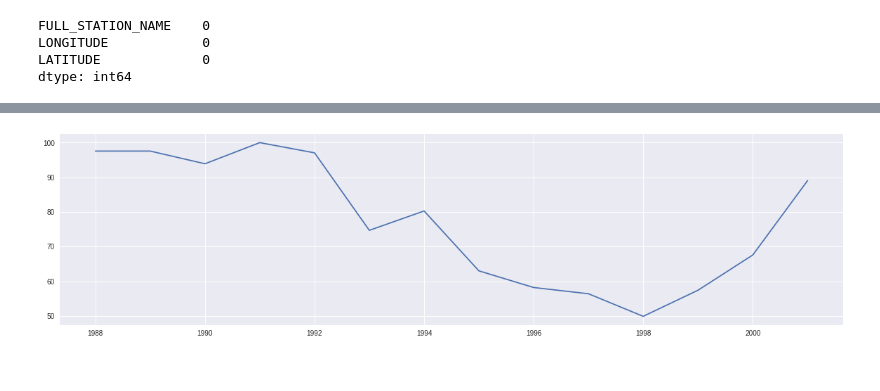
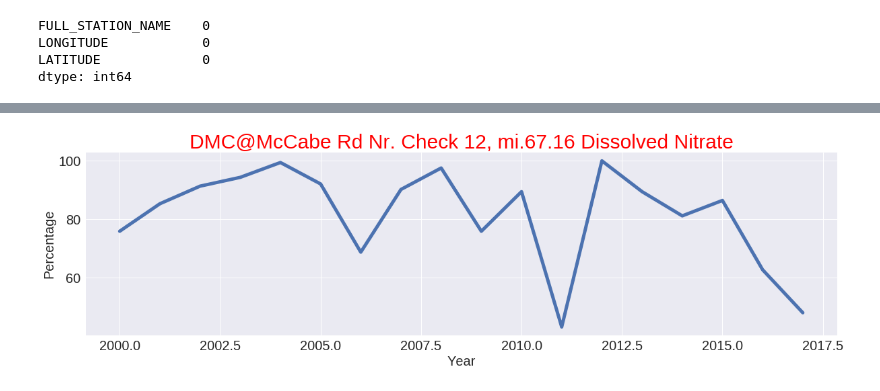
Before and after one commit to rick1270/Clayton_DS1_Projects, a Jupyter notebook: Copy_of_Clayton_DS1_Project1_CA_Water.ipynb, the cells around one changed output, grey strips where cells are left out. Saved outputs shown, nothing was run; the diff lists cells and outputs as text; code cells hidden in the pictures.

```diff
--- a/Copy_of_Clayton_DS1_Project1_CA_Water.ipynb
+++ b/Copy_of_Clayton_DS1_Project1_CA_Water.ipynb
@@ -425,18 +462,18 @@ Parameter = "Dissolved Magnesium" #@param ["Dissolved Calcium", "Dissolved Chlor
-# %%
-
-#= pd.crosstab(target_data['SAMPLE_DATE'], target_data['PARAMETER'], values = target_data['RESULT'], aggfunc=[np.mean])
-#
-#state_data['Turbidity'] = (state_data['Turbidity']/max(state_data['Turbidity']))*100
-#state_data['pH'] = 100 - (((state_data['pH']-min(state_data['pH']))/min(state_data['pH']))*100)
-
-#state_data
-
-variable_data1 = target_data[target_data['FULL_STATION_NAME'] == Station]
-variable_data2 = variable_data1[variable_data1['PARAMETER'] == Parameter]
-pdata= pd.crosstab(variable_data2['SAMPLE_DATE'], variable_data2['PARAMETER'], values = variable_data2['RESULT'], aggfunc=[np.mean])
-pdata.columns = [Parameter]
-pdata[Parameter] = (pdata[Parameter]/max(pdata[Parameter]))*100
-fig = plt.figure(figsize = (20,5))
-plt.plot(pdata);
-# %% [output]
-[figure, removed]
+# %%
+Station = "DMC@McCabe Rd Nr. Check 12, mi.67.16" #@param ["North Bay Aqueduct at Barker Slough Pumping Plant", "CALIFORNIA AQU NR KETTLEMAN CK-21", "CALIFORNIA AQU A CHECK 29", "DMC@McCabe Rd Nr. Check 12, mi.67.16", "California Aqueduct at Devil Canyon Afterbay"]
+Parameter = "Dissolved Nitrate" #@param ["Dissolved Calcium", "Dissolved Chloride", "Dissolved Fluoride", "Dissolved Magnesium", "Dissolved Nitrate", "Dissolved Potassium", "Dissolved Sodium", "Dissolved Sulfate", "Total Dissolved Solids"]
+
+
+variable_data1 = target_data[target_data['FULL_STATION_NAME'] == Station]
+variable_data2 = variable_data1[variable_data1['PARAMETER'] == Parameter]
+pdata= pd.crosstab(variable_data2['SAMPLE_DATE'], variable_data2['PARAMETER'], values = variable_data2['RESULT'], aggfunc=[np.mean])
+pdata.columns = [Parameter]
+pdata[Parameter] = (pdata[Parameter]/max(pdata[Parameter]))*100
+fig = plt.figure(figsize = (20,5))
+plt.plot(pdata, linewidth = 5)
+plt.title(Station + " " + Parameter, fontdict=None, loc='center', fontsize = 30, color = "red")
+plt.xlabel('Year', fontsize = 20)
+plt.ylabel('Percentage', fontsize = 20);
+plt.tick_params(axis='both', which='major', labelsize=20)
+# %% [output]
+[figure, added]
```
Also changed, not shown: parts of 16 cells of this notebook.
